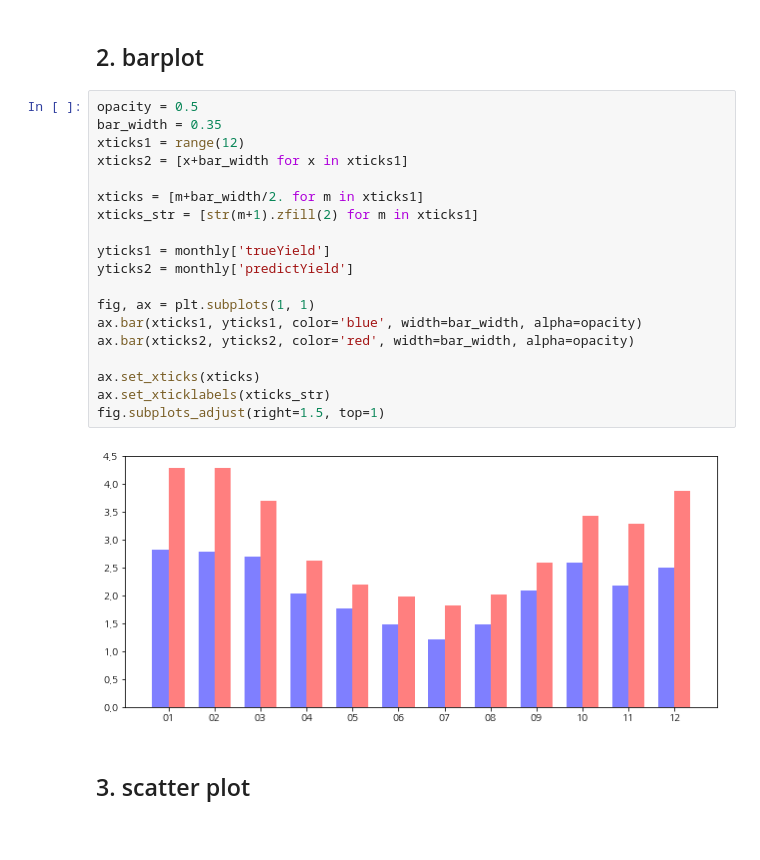
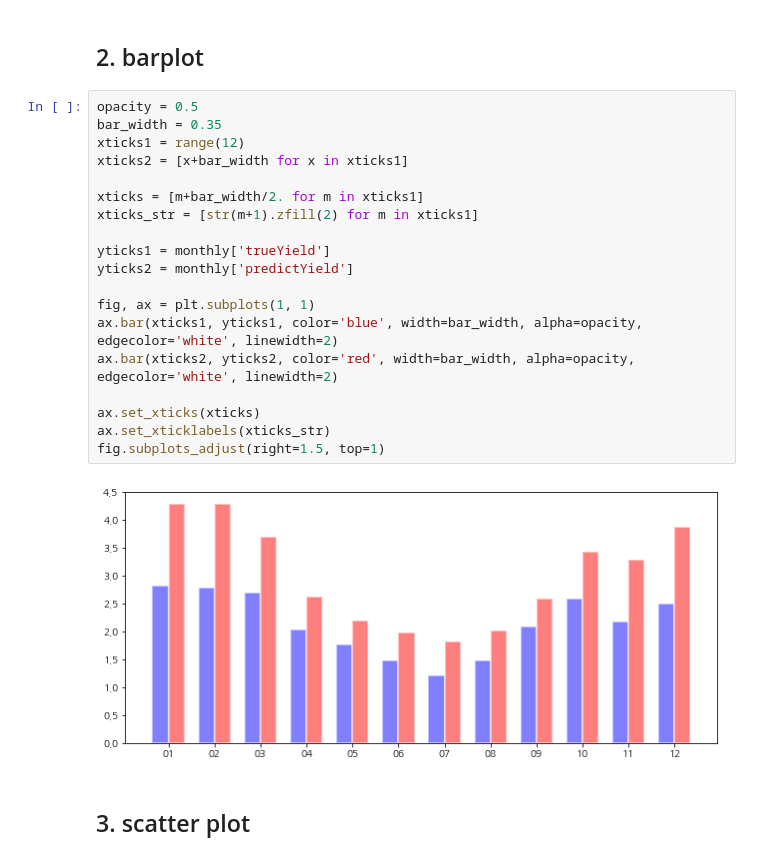
Before and after one commit to youjin2/dev, a Jupyter notebook: plot/matplotlib.ipynb, the cells around one changed output. Drawn from its saved outputs; the diff is of its cells as text.

```diff
--- a/plot/matplotlib.ipynb
+++ b/plot/matplotlib.ipynb
@@ -173,24 +174,24 @@ fig.savefig('figure/example1.png', bbox_inches='tight')
 # %%
 opacity = 0.5
 bar_width = 0.35
 xticks1 = range(12)
 xticks2 = [x+bar_width for x in xticks1]
 
 xticks = [m+bar_width/2. for m in xticks1]
 xticks_str = [str(m+1).zfill(2) for m in xticks1]
 
 yticks1 = monthly['trueYield']
 yticks2 = monthly['predictYield']
 
 fig, ax = plt.subplots(1, 1)
-ax.bar(xticks1, yticks1, color='blue', width=bar_width, alpha=opacity)
-ax.bar(xticks2, yticks2, color='red', width=bar_width, alpha=opacity)
+ax.bar(xticks1, yticks1, color='blue', width=bar_width, alpha=opacity, edgecolor='white', linewidth=2)
+ax.bar(xticks2, yticks2, color='red', width=bar_width, alpha=opacity, edgecolor='white', linewidth=2)
 
 ax.set_xticks(xticks)
 ax.set_xticklabels(xticks_str)
 fig.subplots_adjust(right=1.5, top=1)
 # %% [output]
-[figure, old version]
+[figure, new version]
 # %% [markdown]
 ## 3. scatter plot
 # %%
```
Also changed, not shown: parts of 10 cells of this notebook, 6 other files.
